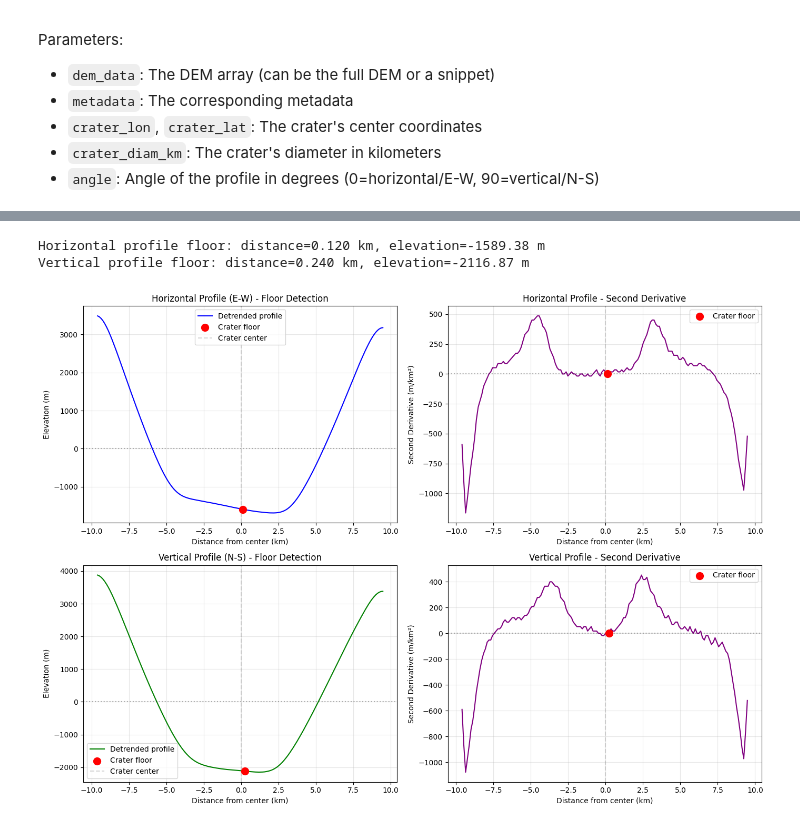
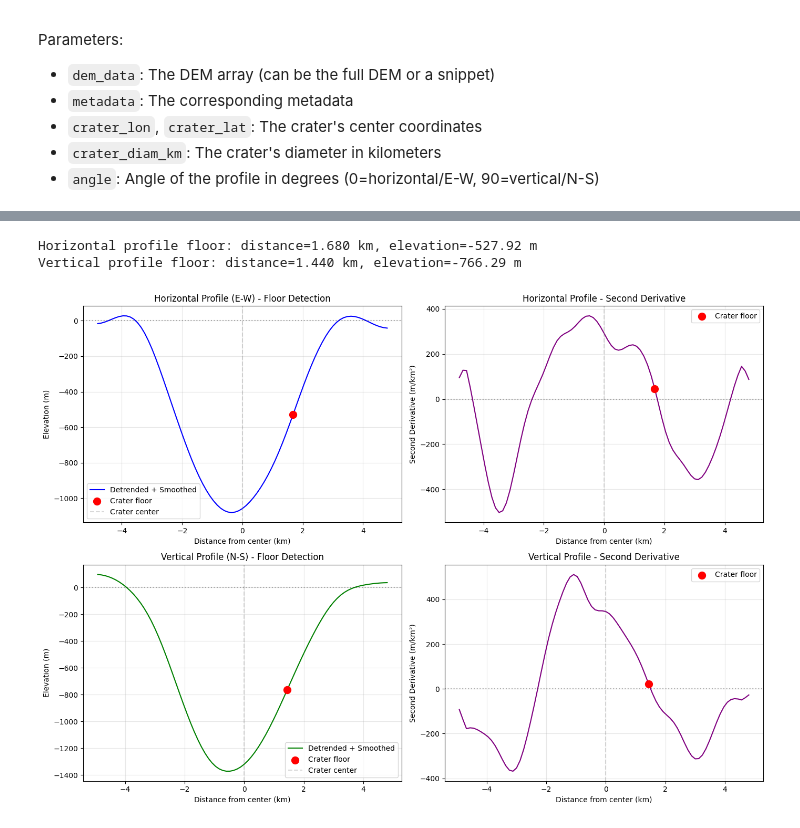
Before and after one commit to Andrew-Pick/lunar_dem_analysis, a Jupyter notebook: notebooks/exploratory_analysis.ipynb, the cells around one changed output, grey strips where cells are left out. Cells and saved outputs as stored; diff of their text form; code cells hidden in the pictures.

```diff
--- a/notebooks/exploratory_analysis.ipynb
+++ b/notebooks/exploratory_analysis.ipynb
@@ -15,15 +15,19 @@ dem, metadata = read_dem('../data/dems/LDEM_60S_120M.JP2')
 # %% [output]
 Successfully read DEM from ../data/dems/LDEM_60S_120M.JP2
 # %%
-lat = 'LAT_CIRC_IMG'
-lon = 'LON_CIRC_IMG'
-diam = 'DIAM_CIRC_IMG'
+#lat = 'LAT_CIRC_IMG'
+#lon = 'LON_CIRC_IMG'
+#diam = 'DIAM_CIRC_IMG'
+lat = 'lat'
+lon = 'lon'
+diam = 'diameter_m'
+depth = 'depth_m'
 
-craters = read_crater_locations('../data/catalogs/lunar_crater_database_robbins_2018.csv')
-craters = filter_craters(craters, pole='south', lat_threshold=60, circ_threshold=None, diam_min=8, diam_max=None, lat_col=lat, diam_col=diam)
+#craters = read_crater_locations('../data/catalogs/lunar_crater_database_robbins_2018.csv')
+#craters = filter_craters(craters, pole='south', lat_threshold=60, circ_threshold=None, diam_min=8, diam_max=None, lat_col=lat, diam_col=diam)
 
-#craters = read_crater_locations('../data/catalogs/moon_data.csv')
-#craters = filter_craters(craters, pole='south', lat_threshold=60, circ_threshold=0.85, diam_min=8000, diam_max=None, lat_col=lat, diam_col=diam)
+craters = read_crater_locations('../data/catalogs/moon_data.csv')
+craters = filter_craters(craters, pole='south', lat_threshold=60, circ_threshold=0.85, diam_min=8000, diam_max=None, lat_col=lat, diam_col=diam)
 
 craters.head()
 # %% [output]
@@ -48,7 +51,8 @@ for index, row in craters.head(100).iterrows():
     crater_id = None #row['CRATER_ID']
     crater_lon = row[lon]
     crater_lat = row[lat]
-    crater_diam_km = row[diam] #/1000.0  # Convert diameter from meters to kilometers
+    crater_diam_km = row[diam] /1000.0  # Convert diameter from meters to kilometers
+    crater_depth_m = row[depth]
 
     # Get the DEM snippet for this crater
     dem_snippet, snippet_meta, center_coords = get_dem_snippet(
@@ -70,6 +74,7 @@ for index, row in craters.head(100).iterrows():
     )
 
     crater_obj.add_property('diameter_km', crater_diam_km)
+    crater_obj.add_property('depth_m', crater_depth_m)
 
     # Add the new object to our list
     crater_objects.append(crater_obj)
@@ -78,8 +83,8 @@ for index, row in craters.head(100).iterrows():
 print(f"Successfully initialized {len(crater_objects)} Crater objects.")
 if crater_objects:
     print("First crater object in the list:")
-    print(crater_objects[0])
-    print(crater_objects[0].dem_data)
+    print(crater_objects[50])
+    print(crater_objects[50].dem_data)
 print(dem)
 # %% [output]
 Successfully initialized 100 Crater objects.
@@ -226,11 +236,11 @@ Vertical profile: 160 pixels, slope=695.00 m/km
 # Import the crater floor finding function
 from crater_analysis.analysis import find_crater_floor
 
-# Find the deepest point in the horizontal profile
-floor_idx_h, floor_dist_h, floor_elev_h, second_deriv_h = find_crater_floor(distance_h, elevation_h_detrended)
+# Find the deepest point in the horizontal profile (using smoothed data)
+floor_idx_h, floor_dist_h, floor_elev_h, second_deriv_h = find_crater_floor(distance_h, elevation_h_smooth)
 
-# Find the deepest point in the vertical profile
-floor_idx_v, floor_dist_v, floor_elev_v, second_deriv_v = find_crater_floor(distance_v, elevation_v_detrended)
+# Find the deepest point in the vertical profile (using smoothed data)
+floor_idx_v, floor_dist_v, floor_elev_v, second_deriv_v = find_crater_floor(distance_v, elevation_v_smooth)
 
 print(f"Horizontal profile floor: distance={floor_dist_h:.3f} km, elevation={floor_elev_h:.2f} m")
 print(f"Vertical profile floor: distance={floor_dist_v:.3f} km, elevation={floor_elev_v:.2f} m")
@@ -239,7 +249,7 @@ print(f"Vertical profile floor: distance={floor_dist_v:.3f} km, elevation={floor
 fig, axes = plt.subplots(2, 2, figsize=(14, 10))
 
 # Horizontal profile with floor marked
-axes[0, 0].plot(distance_h, elevation_h_detrended, '-', linewidth=1.5, color='blue', label='Detrended profile')
+axes[0, 0].plot(distance_h, elevation_h_smooth, '-', linewidth=1.5, color='blue', label='Detrended + Smoothed')
 axes[0, 0].scatter(floor_dist_h, floor_elev_h, color='red', s=100, zorder=5, label='Crater floor')
 axes[0, 0].axvline(x=0, color='gray', linestyle='--', alpha=0.3, label='Crater center')
 axes[0, 0].axhline(y=0, color='black', linestyle=':', alpha=0.3)
@@ -257,37 +267,37 @@ axes[0, 1].axhline(y=0, color='black', linestyle=':', alpha=0.3)
 axes[0, 1].set_xlabel('Distance from center (km)')
 axes[0, 1].set_ylabel('Second Derivative (m/km²)')
 axes[0, 1].set_title('Horizontal Profile - Second Derivative')
 axes[0, 1].legend()
 axes[0, 1].grid(True, alpha=0.3)
 
 # Vertical profile with floor marked
-axes[1, 0].plot(distance_v, elevation_v_detrended, '-', linewidth=1.5, color='green', label='Detrended profile')
+axes[1, 0].plot(distance_v, elevation_v_smooth, '-', linewidth=1.5, color='green', label='Detrended + Smoothed')
 axes[1, 0].scatter(floor_dist_v, floor_elev_v, color='red', s=100, zorder=5, label='Crater floor')
 axes[1, 0].axvline(x=0, color='gray', linestyle='--', alpha=0.3, label='Crater center')
 axes[1, 0].axhline(y=0, color='black', linestyle=':', alpha=0.3)
 axes[1, 0].set_xlabel('Distance from center (km)')
 axes[1, 0].set_ylabel('Elevation (m)')
 axes[1, 0].set_title('Vertical Profile (N-S) - Floor Detection')
 axes[1, 0].legend()
 axes[1, 0].grid(True, alpha=0.3)
 
 # Vertical second derivative
 axes[1, 1].plot(distance_v, second_deriv_v, '-', linewidth=1.5, color='purple')
 axes[1, 1].scatter(floor_dist_v, second_deriv_v[floor_idx_v], color='red', s=100, zorder=5, label='Crater floor')
 axes[1, 1].axvline(x=0, color='gray', linestyle='--', alpha=0.3)
 axes[1, 1].axhline(y=0, color='black', linestyle=':', alpha=0.3)
 axes[1, 1].set_xlabel('Distance from center (km)')
 axes[1, 1].set_ylabel('Second Derivative (m/km²)')
 axes[1, 1].set_title('Vertical Profile - Second Derivative')
 axes[1, 1].legend()
 axes[1, 1].grid(True, alpha=0.3)
 
 plt.tight_layout()
 plt.show()
 # %% [output]
-Horizontal profile floor: distance=0.120 km, elevation=-1589.38 m
-Vertical profile floor: distance=0.240 km, elevation=-2116.87 m
+Horizontal profile floor: distance=1.680 km, elevation=-527.92 m
+Vertical profile floor: distance=1.440 km, elevation=-766.29 m
-[figure, old version]
+[figure, new version]
 # %%
 # Import the crater rim finding function
 from crater_analysis.analysis import find_crater_rims
```
Also changed, not shown: parts of 6 cells of this notebook, 1 other file.
